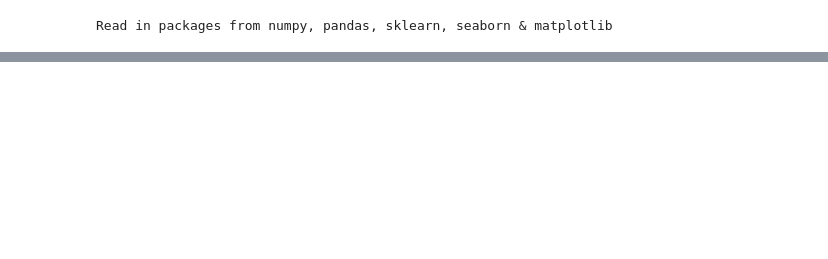
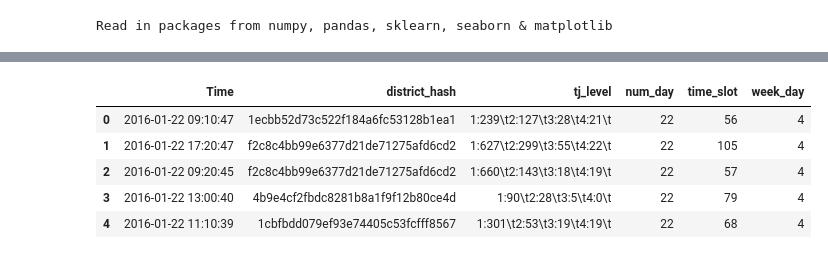
Before and after one commit to rvishakh/udacity, a Jupyter notebook: MLND/capstone/didi/template.ipynb, the cells around one changed output, grey strips where cells are left out. Drawn from its saved outputs; the diff is of its cells as text; code cells hidden in the pictures; blank space fills up the shorter version.

Commit message:
Extract time slot, week day and num day features

```diff
--- a/MLND/capstone/didi/template.ipynb
+++ b/MLND/capstone/didi/template.ipynb
@@ -100,9 +97,8 @@ order_test = pd.concat( pd.read_table('../../../../../../data/season_1/test_set_
                                       names = ['order_id', 'driver_id', 'passenger_id', 'start_district_hash', 'dest_district_hash', 'Price', 'Time' ])
                       for i in dates)
 
-# Convert to datetime and use as index
+# Convert to datetime
 order_test['Time'] = pd.to_datetime(order_test['Time'])
-order_test.set_index('Time', inplace=True)
 
 # Read in poi data
 poi_test = pd.read_table('../../../../../../data/season_1/test_set_1/poi_data/poi_data', sep=' ', header=None, names=['district_hash'])
@@ -121,21 +117,19 @@ split2 = pd.DataFrame(traffic_test.tj.str.split('(\d{4}\-\d{2}\-\d{2}$)',1).toli
 traffic_test['tj_level'] = split2[0]
 traffic_test['date'] = split2[1]
 
-traffic_test['tj_time'] = traffic_test.apply(lambda r: str(r.date) + ' '+ str(r.time), axis=1)
+traffic_test['Time'] = traffic_test.apply(lambda r: str(r.date) + ' '+ str(r.time), axis=1)
 traffic_test.drop(['district_hash_orig', 'time', 'tj', 'date'], axis=1, inplace=True)
 
-# Convert to datetime and use as index
-traffic_test['tj_time'] = pd.to_datetime(traffic_test['tj_time'])
-traffic_test.set_index('tj_time', inplace=True)
+# Convert to datetime
+traffic_test['Time'] = pd.to_datetime(traffic_test['Time'])
 
 # Read in weather data
 weather_test = pd.concat( pd.read_table('../../../../../../data/season_1/test_set_1/weather_data/weather_data_2016-01-%s' %i,
                                         header=None, names = ['Time', 'Weather', 'temperature', 'PM2.5' ])
                         for i in dates)
 
-# Convert to datetime and use as index
+# Convert to datetime
 weather_test['Time'] = pd.to_datetime(weather_test['Time'])
-weather_test.set_index('Time', inplace=True)
 
 # Review input features (ORDER, POI, TRAFFIC, WEATHER) for test set - Part 1
 names = ['ORDER', 'POI', 'TRAFFIC', 'WEATHER']
@@ -302,0 +362,9 @@ WEATHER Features with non-numeric values:
+# %%
+traffic_test.head(5)
+# %% [output]
+|  | Time | district_hash | tj_level | num_day | time_slot | week_day |
+| 0 | 2016-01-22 09:10:47 | 1ecbb52d73c522f184a6fc53128b1ea1 | 1:239\t2:127\t3:28\t4:21\t | 22 | 56 | 4 |
+| 1 | 2016-01-22 17:20:47 | f2c8c4bb99e6377d21de71275afd6cd2 | 1:627\t2:299\t3:55\t4:22\t | 22 | 105 | 4 |
+| 2 | 2016-01-22 09:20:45 | f2c8c4bb99e6377d21de71275afd6cd2 | 1:660\t2:143\t3:18\t4:19\t | 22 | 57 | 4 |
+| 3 | 2016-01-22 13:00:40 | 4b9e4cf2fbdc8281b8a1f9f12b80ce4d | 1:90\t2:28\t3:5\t4:0\t | 22 | 79 | 4 |
+| 4 | 2016-01-22 11:10:39 | 1cbfbdd079ef93e74405c53fcfff8567 | 1:301\t2:53\t3:19\t4:19\t | 22 | 68 | 4 |
```
Also changed, not shown: parts of 6 cells of this notebook.
